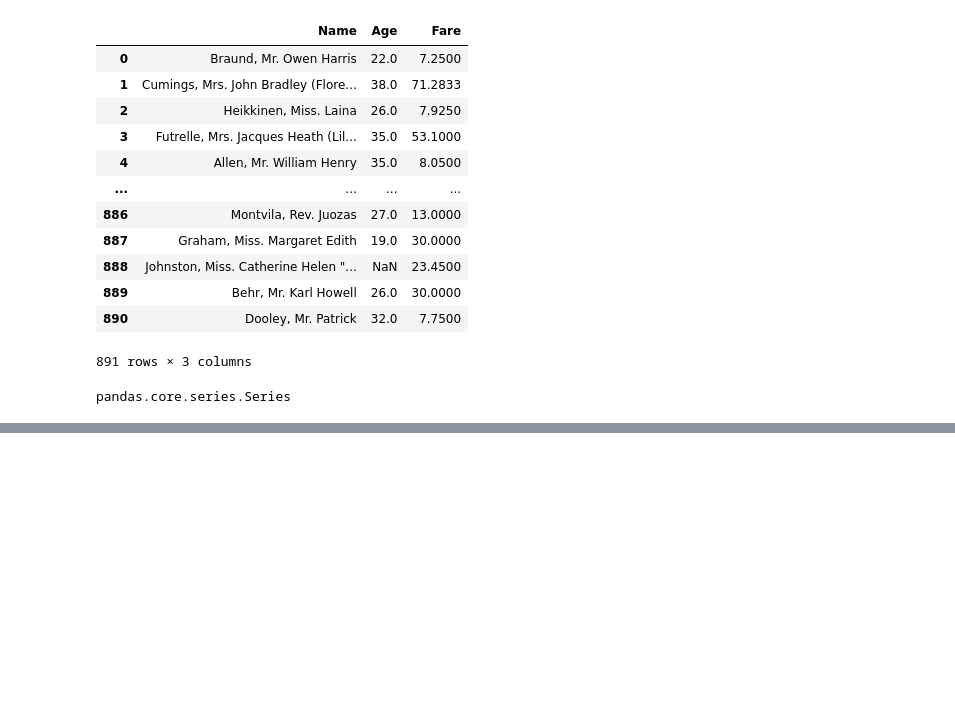
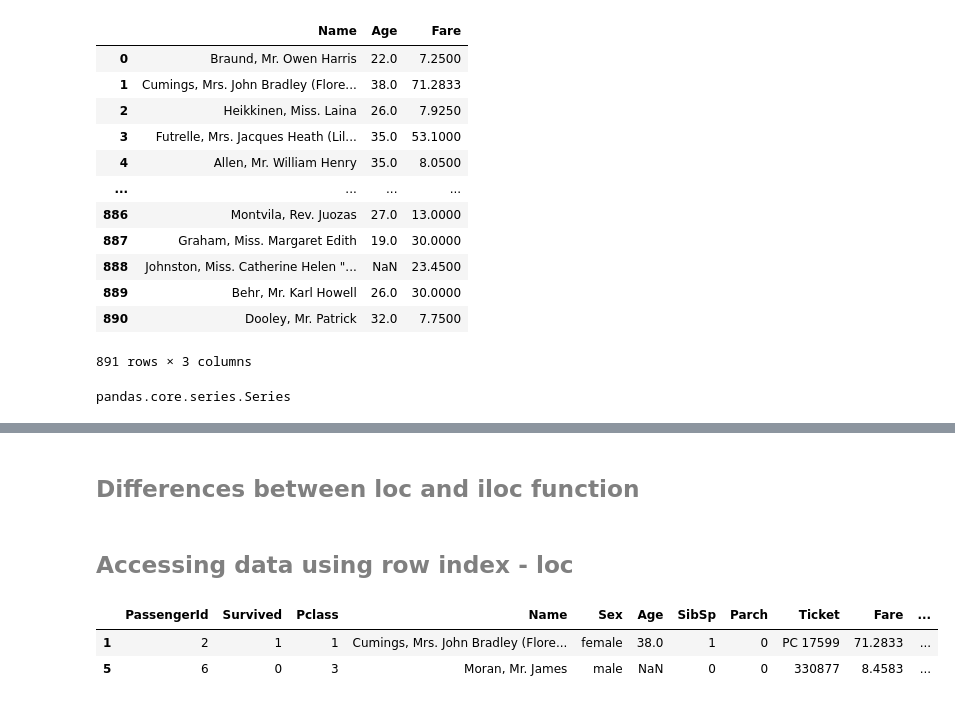
Before and after one commit to KhdaraBasha/Data-Engineer, a Jupyter notebook: Python/basics/python_power_of_pandas.ipynb, the cells around one changed output, grey strips where cells are left out. Drawn from its saved outputs; the diff is of its cells as text; code cells hidden in the pictures; blank space fills up the shorter version.

```diff
--- a/Python/basics/python_power_of_pandas.ipynb
+++ b/Python/basics/python_power_of_pandas.ipynb
@@ -139,0 +154,10 @@ pandas.core.series.Series
+# %% [markdown]
+## <span style='color:grey'><strong>Differences between loc and iloc function</strong></span>
+# %% [markdown]
+## <span style='color:grey'><strong>Accessing data using row index - loc</strong></span>
+# %%
+data.loc[[1,5]]
+# %% [output]
+|  | PassengerId | Survived | Pclass | Name | Sex | Age | SibSp | Parch | Ticket | Fare | ... |
+| 1 | 2 | 1 | 1 | Cumings, Mrs. John Bradley (Flore... | female | 38.0 | 1 | 0 | PC 17599 | 71.2833 | ... |
+| 5 | 6 | 0 | 3 | Moran, Mr. James | male | NaN | 0 | 0 | 330877 | 8.4583 | ... |
```
Also changed, not shown: parts of 4 cells of this notebook, 3 other files.
